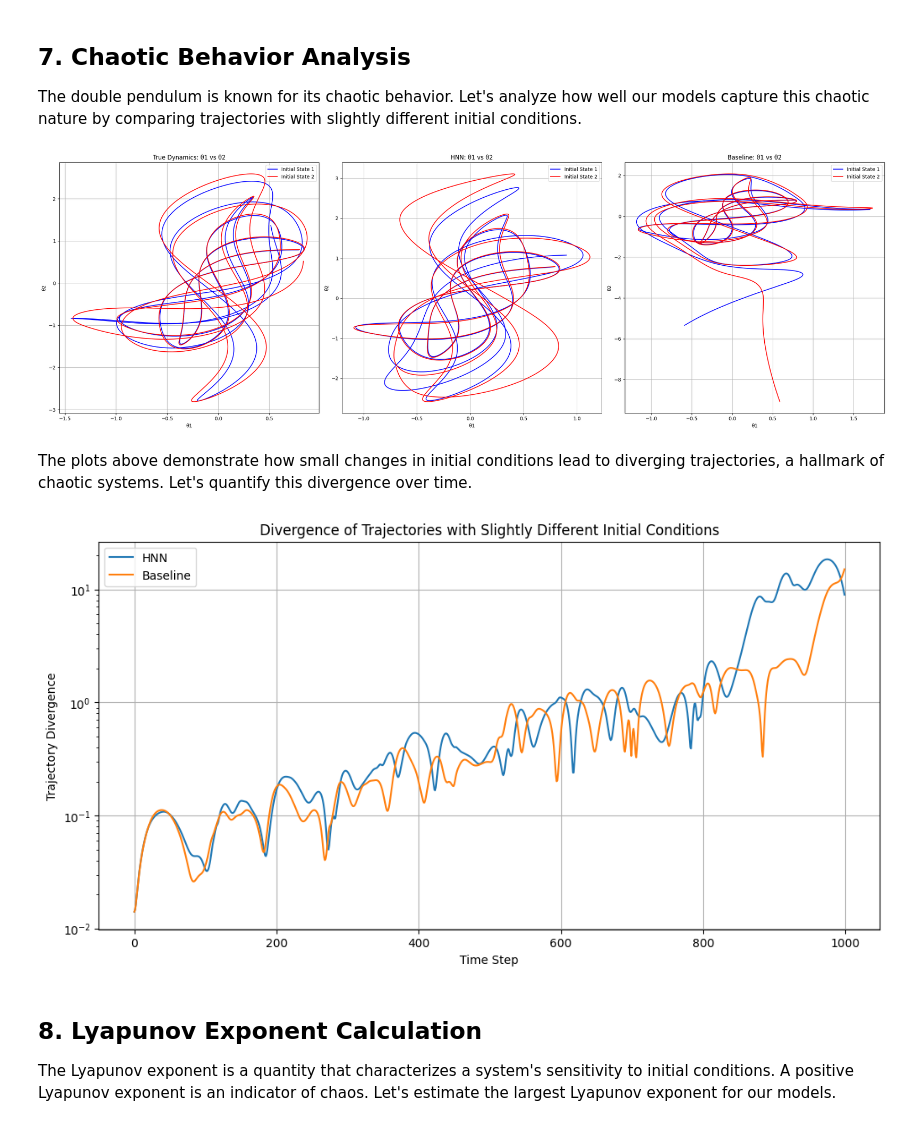
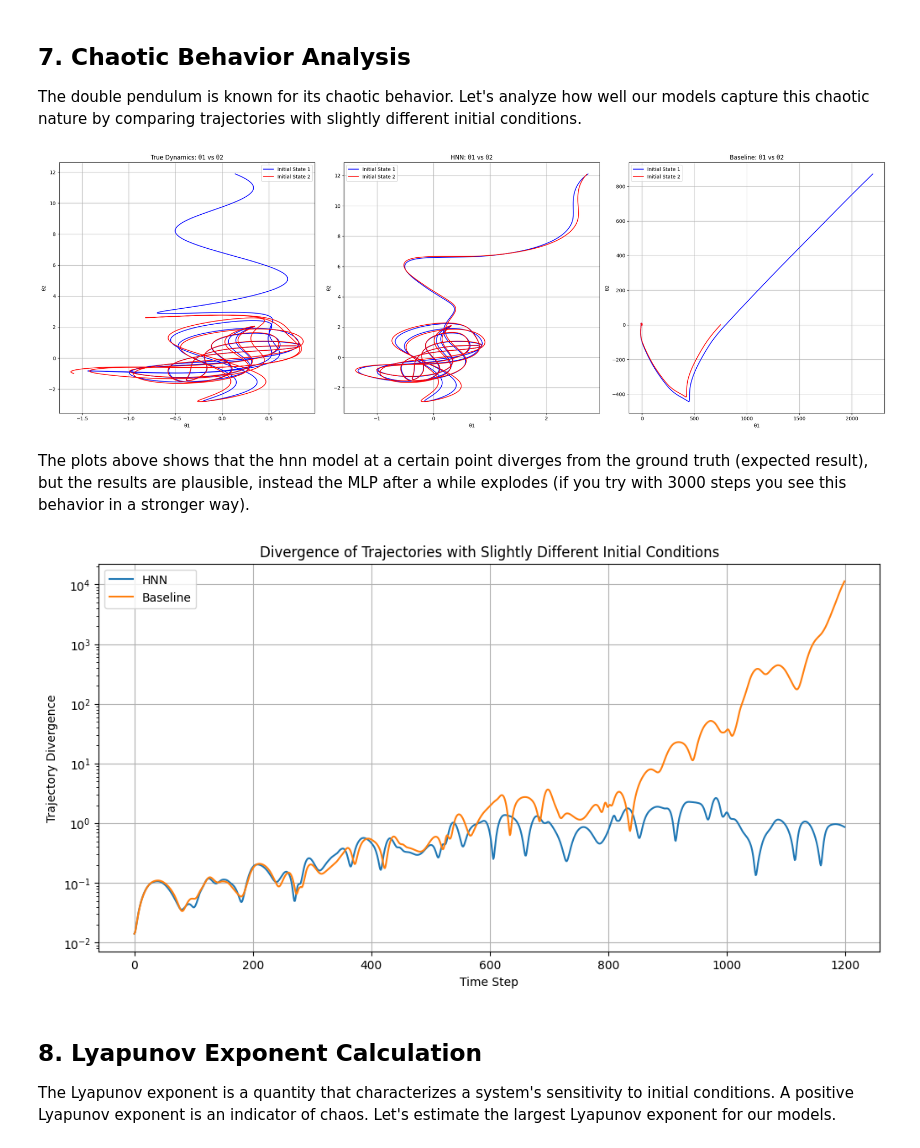
Before and after one commit to YuriPaglierani/Hamiltonian-Neural-Networks-Pendulums, a Jupyter notebook: notebooks/double_pendulum_nb.ipynb, the cells around one changed output. Drawn from its saved outputs; the diff is of its cells as text; code cells hidden in the pictures.

```diff
--- a/notebooks/double_pendulum_nb.ipynb
+++ b/notebooks/double_pendulum_nb.ipynb
@@ -303,7 +302,7 @@ def simulate_trajectory(model, initial_state, steps, dt, m1, m2, l1, l2, g):
 # Simulation parameters
 initial_state1 = torch.tensor([np.pi/4, np.pi/4, 0.0, 0.0], dtype=torch.float32)
 initial_state2 = initial_state1 + torch.tensor([0.01, 0.01, 0.0, 0.0], dtype=torch.float32)
-steps = 1000
+steps = 1200
 dt = config['dt']
 m1, m2, l1, l2, g = config['mass1'], config['mass2'], config['length1'], config['length2'], config['g']
 
@@ -318,36 +317,36 @@ true_traj2 = simulate_trajectory(None, initial_state2, steps, dt, m1, m2, l1, l2
 # Plot trajectories
 fig, (ax1, ax2, ax3) = plt.subplots(1, 3, figsize=(24, 8))
 
 ax1.plot(true_traj1[:, 0], true_traj1[:, 1], label='Initial State 1', color='blue')
 ax1.plot(true_traj2[:, 0], true_traj2[:, 1], label='Initial State 2', color='red')
 ax1.set_title('True Dynamics: θ1 vs θ2')
 ax1.set_xlabel('θ1')
 ax1.set_ylabel('θ2')
 ax1.legend()
 ax1.grid(True)
 
 ax2.plot(hnn_traj1[:, 0], hnn_traj1[:, 1], label='Initial State 1', color='blue')
 ax2.plot(hnn_traj2[:, 0], hnn_traj2[:, 1], label='Initial State 2', color='red')
 ax2.set_title('HNN: θ1 vs θ2')
 ax2.set_xlabel('θ1')
 ax2.set_ylabel('θ2')
 ax2.legend()
 ax2.grid(True)
 
 ax3.plot(baseline_traj1[:, 0], baseline_traj1[:, 1], label='Initial State 1', color='blue')
 ax3.plot(baseline_traj2[:, 0], baseline_traj2[:, 1], label='Initial State 2', color='red')
 ax3.set_title('Baseline: θ1 vs θ2')
 ax3.set_xlabel('θ1')
 ax3.set_ylabel('θ2')
 ax3.legend()
 ax3.grid(True)
 
 plt.tight_layout()
 plt.show()
 # %% [output]
-[figure, old version]
+[figure, new version]
-# %% [markdown]
-The plots above demonstrate how small changes in initial conditions lead to diverging trajectories, a hallmark of chaotic systems. Let's quantify this divergence over time.
+# %% [markdown]
+The plots above shows that the hnn model at a certain point diverges from the ground truth (expected result), but the results are plausible, instead the MLP after a while explodes (if you try with 3000 steps you see this behavior in a stronger way).
 # %%
 def compute_trajectory_divergence(traj1: torch.Tensor, traj2: torch.Tensor) -> np.ndarray:
     return torch.norm(traj1 - traj2, dim=1).numpy()
@@ -366,7 +365,7 @@ plt.yscale('log')
 plt.grid(True)
 plt.show()
 # %% [output]
-[figure, old version]
+[figure, new version]
 # %% [markdown]
 ## 8. Lyapunov Exponent Calculation
 
```
Also changed, not shown: parts of 6 cells of this notebook, 8 other files.
